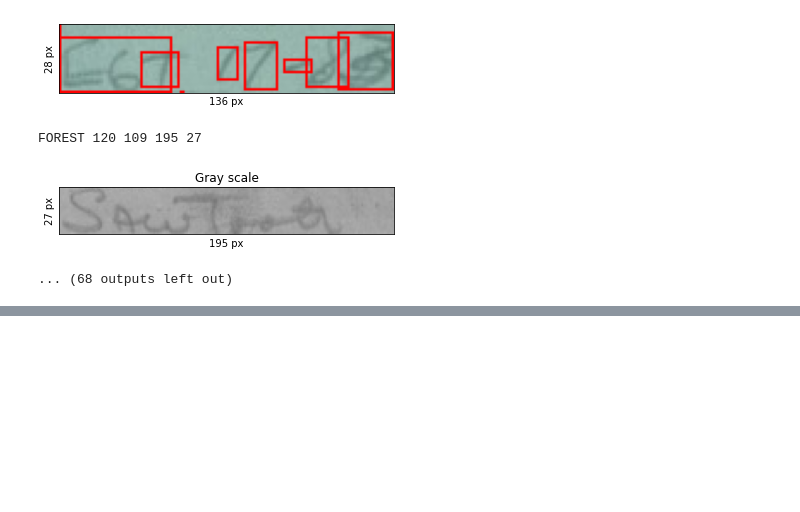
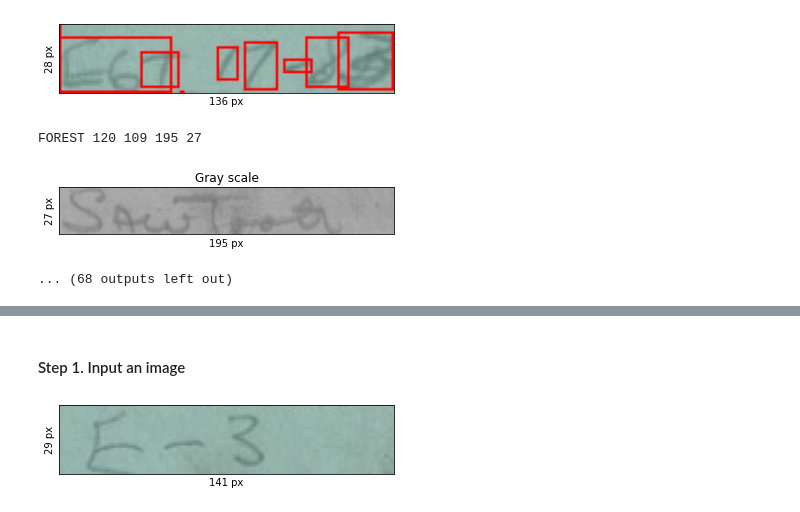
Before and after one commit to BoiseState-AdaptLab/OCR_4_Forest_Service, a Jupyter notebook: char_detection/char-detection.ipynb, the cells around one changed output, grey strips where cells are left out. Saved outputs shown, nothing was run; the diff lists cells and outputs as text; code cells hidden in the pictures; blank space fills up the shorter version.

```diff
--- a/char_detection/char-detection.ipynb
+++ b/char_detection/char-detection.ipynb
@@ -167,0 +209,26 @@ FOREST 120 109 195 27
+# %% [markdown]
+#### Step 1. Input an image
+# %%
+fields = grab_fields_coords("all_fields.json")['fields']
+form = cv2.imread("highRes_ForestService.jpg")
+
+def grab_fields():
+    toret = []
+
+    for field in fields:
+        name = field['field']
+        x = field['coord_pixel'][0]
+        y = field['coord_pixel'][1]
+        w = field['width']
+        h = field['height']
+
+        form_field = form[y:y+h, x:x+w]
+        toret.append(form_field)
+
+    return toret
+
+fields = grab_fields()
+field = fields[0]
+show_image(field)
+# %% [output]
+[figure, added]
```
Also changed, not shown: parts of 10 cells of this notebook.
